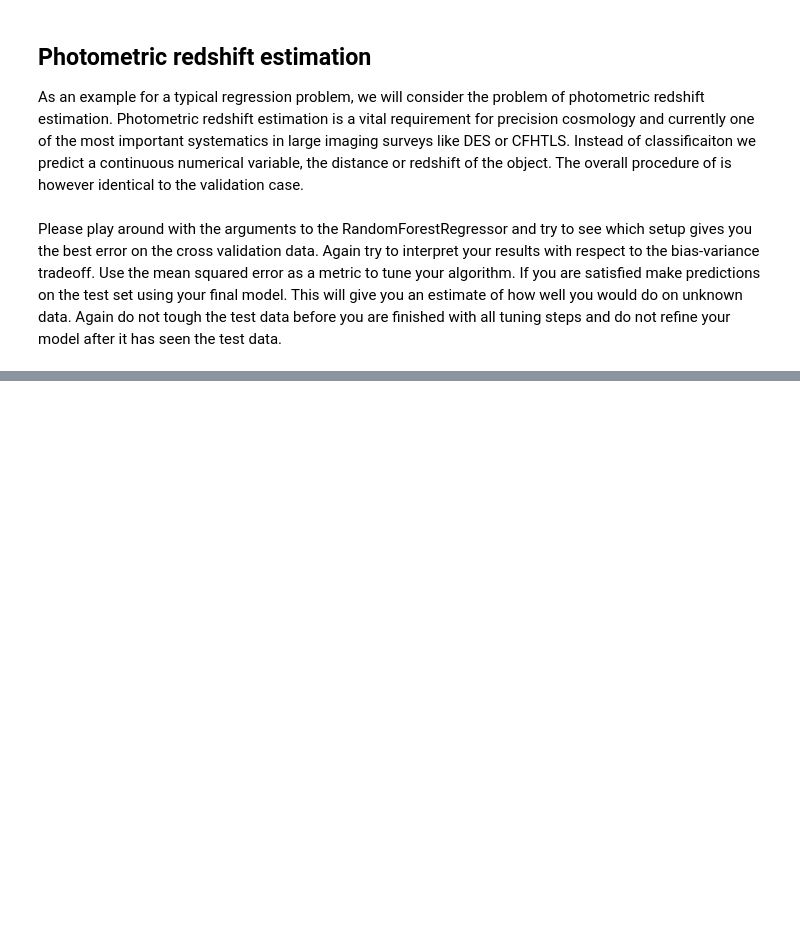
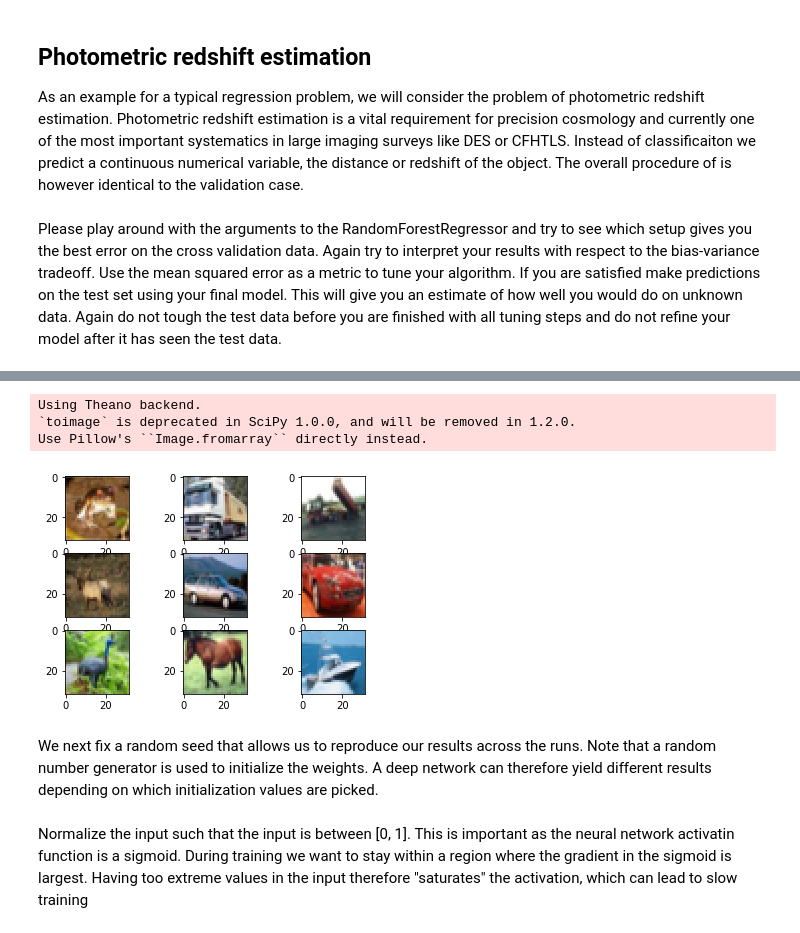
Before and after one commit to MarkusMichaelRau/MLtutorial, a Jupyter notebook: Machine Learning Tutorial.ipynb, the cells around one changed output, grey strips where cells are left out. Cells and saved outputs as stored; diff of their text form; code cells hidden in the pictures; blank space fills up the shorter version.

Commit message:
extended demo notebook and added notes

```diff
--- a/Machine Learning Tutorial.ipynb
+++ b/Machine Learning Tutorial.ipynb
@@ -105,0 +100,30 @@ plt.ylim([0.0, 1.5])
+# %%
+from keras.datasets import cifar10
+from matplotlib import pyplot
+from scipy.misc import toimage
+from keras.models import Sequential
+from keras.layers import Dense
+from keras.layers import Dropout
+from keras.layers import Flatten
+from keras.constraints import maxnorm
+from keras.optimizers import SGD
+from keras.layers.convolutional import Conv2D
+from keras.layers.convolutional import MaxPooling2D
+from keras.utils import np_utils
+from keras import backend as K
+K.set_image_dim_ordering('th')
+# load data
+(X_train, y_train), (X_test, y_test) = cifar10.load_data()
+# create a grid of 3x3 images
+for i in range(0, 9):
+	pyplot.subplot(330 + 1 + i)
+	pyplot.imshow(toimage(X_train[i]))
+# show the plot
+pyplot.show()
+# %% [output]
+Using Theano backend.
+`toimage` is deprecated in SciPy 1.0.0, and will be removed in 1.2.0.
+Use Pillow's ``Image.fromarray`` directly instead.
+[figure, added]
+# %% [markdown]
+We next fix a random seed that allows us to reproduce our results across the runs. Note that a random number generator is used to initialize the weights. A deep network can therefore yield different results depending on which initialization values are picked.
@@ -105,0 +137,2 @@ plt.ylim([0.0, 1.5])
+# %% [markdown]
+Normalize the input such that the input is between [0, 1]. This is important as the neural network activatin function is a sigmoid. During training we want to stay within a region where the gradient in the sigmoid is largest. Having too extreme values in the input therefore "saturates" the activation, which can lead to slow training
```
Also changed, not shown: parts of 13 cells of this notebook, 2 other files.
